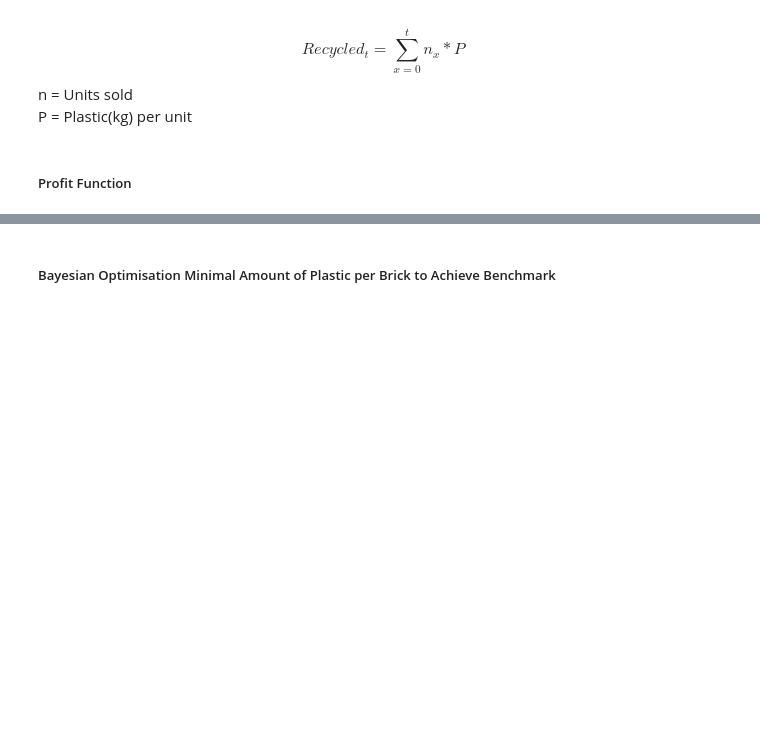
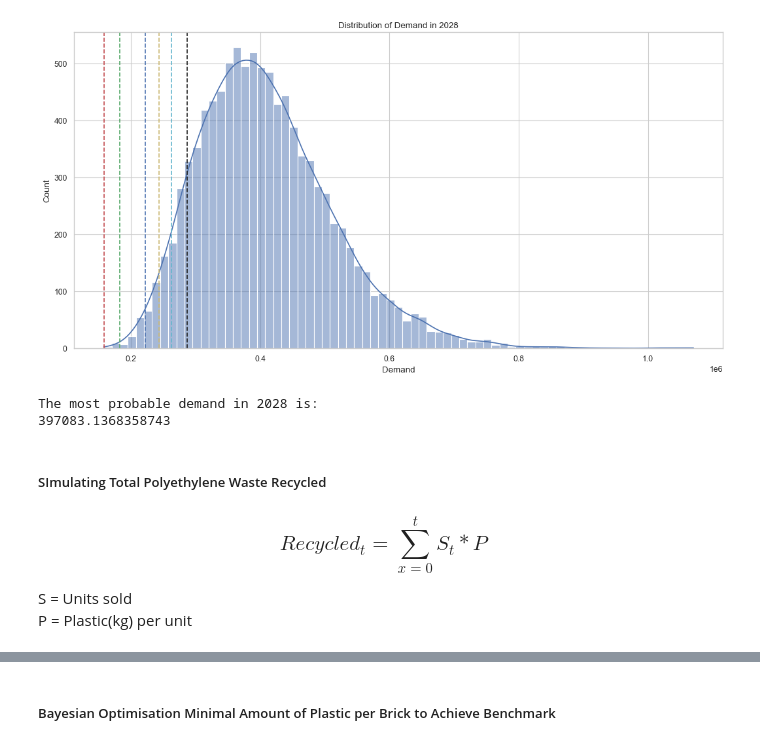
Before and after one commit to rx229/Projects, a Jupyter notebook: Brick Profit Monte Carlo/brick_esg_montecarlo.ipynb, the cells around one changed output, grey strips where cells are left out. Drawn from its saved outputs; the diff is of its cells as text; code cells hidden in the pictures; blank space fills up the shorter version.

```diff
--- a/Brick Profit Monte Carlo/brick_esg_montecarlo.ipynb
+++ b/Brick Profit Monte Carlo/brick_esg_montecarlo.ipynb
@@ -8,0 +63,10 @@ from statistics import median
+# %%
+demand_df =pd.DataFrame(demand.T)
+# %%
+pers = [0.01, 0.1, 1.0, 2.5, 5.0, 10.0]
+var1 = scs.scoreatpercentile(demand_df[12], pers)
+var2 = scs.scoreatpercentile(demand_df[24], pers)
+var3 = scs.scoreatpercentile(demand_df[36], pers)
+var4 = scs.scoreatpercentile(demand_df[48], pers)
+var5 = scs.scoreatpercentile(demand_df[60], pers)
+var_df = pd.DataFrame({'Percentile' : pers, 'Var 1' : var1, 'Var 2' : var2, 'Var 3' : var3, 'Var 4' : var4, 'Var 5' : var5})
@@ -9,4 +83,25 @@ from statistics import median
+# %%
+plt.figure(figsize=(16, 8), dpi=80)
+sns.set(style="whitegrid")
+sns.histplot(demand_df[60], kde=True)
+plt.title("Distribution of Demand in 2028")
+plt.xlabel("Demand")
+
+color = ['r','g','b','y','c','k']
+for i in range(6):
+    plt.axvline(var_df['Var 5'][i], c=color[i], linestyle = 'dashed')
+
+plt.show()
+# %% [output]
+[figure, added]
+# %%
+print("The most probable demand in 2028 is:\n" + str(demand_df[60].median()))
+# %% [output]
+The most probable demand in 2028 is:
+397083.1368358743
 # %% [markdown]
-$$ Recycled_t  = \sum_{x = 0}^{t}n_x * P $$
-n = Units sold\
+##### SImulating Total Polyethylene Waste Recycled
+
+### $$ Recycled_t  = \sum_{x = 0}^{t}S_t * P $$
+S = Units sold\
 P = Plastic(kg) per unit
@@ -25,2 +107,0 @@ num_simulations = 10000
-# %% [markdown]
-##### Profit Function
```
Also changed, not shown: parts of 26 cells of this notebook.
